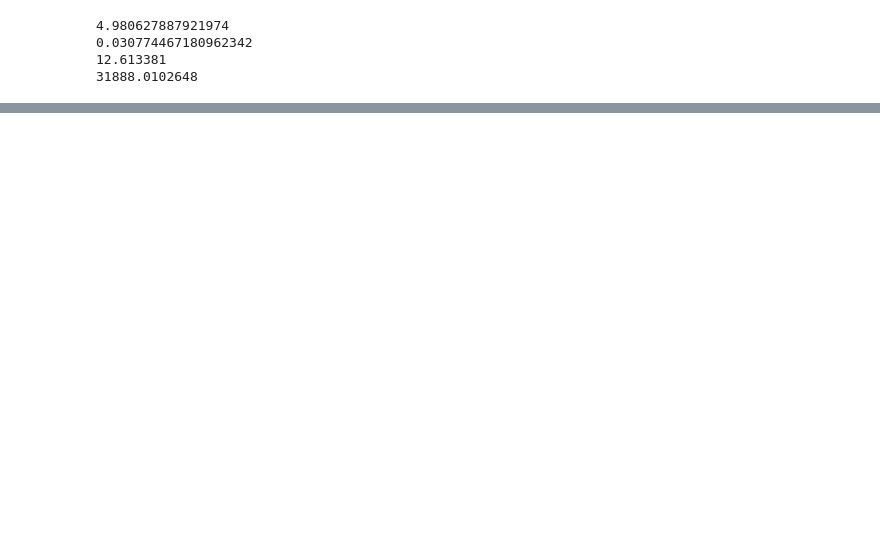
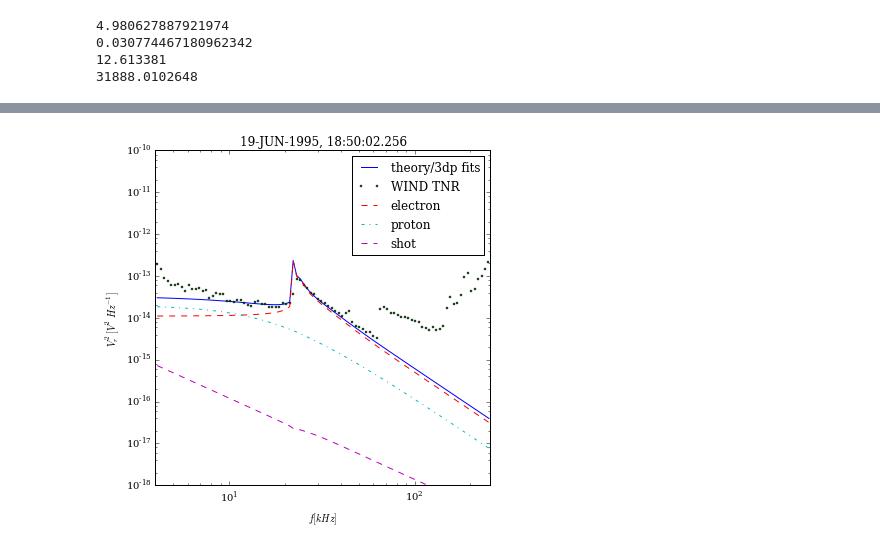
Before and after one commit to YuguangTong/qtn-proj, a Jupyter notebook: maxkappa.ipynb, the cells around one changed output, grey strips where cells are left out. Cells and saved outputs as stored; diff of their text form; code cells hidden in the pictures; blank space fills up the shorter version.

Commit message:
explore magnetic cloud (with low temperature/high density electrons)

```diff
--- a/maxkappa.ipynb
+++ b/maxkappa.ipynb
@@ -115,0 +214,14 @@ fig.savefig('wind1.png', dpi=300)
+# %%
+def shot(za, sc_pot):
+    _vtc = np.sqrt(2 * echarge * tc/emass)
+    _nc = nc * 1e6
+    _ne = _nc * _vtc * (1 + n * mp.sqrt(t)) * 2 * np.pi * ant_rad * ant_len / np.sqrt(4 * np.pi)
+    A = 1 + echarge * sc_pot/tc
+    return 2 * A * echarge**2 * np.abs(za)**2 * _ne
+# %%
+s_noise = np.array([shot(_za, 0) for _za in za])
+# %%
+m_dat=readsav('/Users/tongyuguang/Google Drive/research/data/meudon_tnr/TNR_XY_ACE_19950619.sav')
+m_data=m_dat['data']
+mt = m_data['timeur8'][0]
+mtag = m_data['time'][0]
@@ -115,0 +232,23 @@ fig.savefig('wind1.png', dpi=300)
+# %%
+spec = m_data['spectra'][0][:, 15232]
+spec = 10. ** (spec/10.)
+# %%
+plt.rc('text', usetex=False)
+plt.rc('font', family='serif')
+fig = plt.figure(figsize=[6, 6])
+plt.plot(fbins/1000, (e_noise + p_noise + s_noise)/gain, label='theory/3dp fits')
+plt.plot(fbins/1000, spec, 'o', markersize=2, label='WIND TNR')
+plt.plot(fbins/1000, e_noise/gain,'--', label='electron')
+plt.plot(fbins/1000, p_noise/gain, '-.', label='proton')
+plt.plot(fbins/1000, s_noise/gain, '--', label='shot')
+plt.xscale('log')
+plt.yscale('log')
+plt.xlim([4, 256])
+plt.ylim([1e-18, 1e-10])
+plt.xlabel(r'$f[kHz]$')
+plt.ylabel(r'$V_r^2[V^2Hz^{-1}]$')
+plt.title('19-JUN-1995, 18:50:02.256')
+plt.legend(loc='best')
+plt.show()
+# %% [output]
+[figure, added]
```
Also changed, not shown: parts of 22 cells of this notebook, 5 other files.
